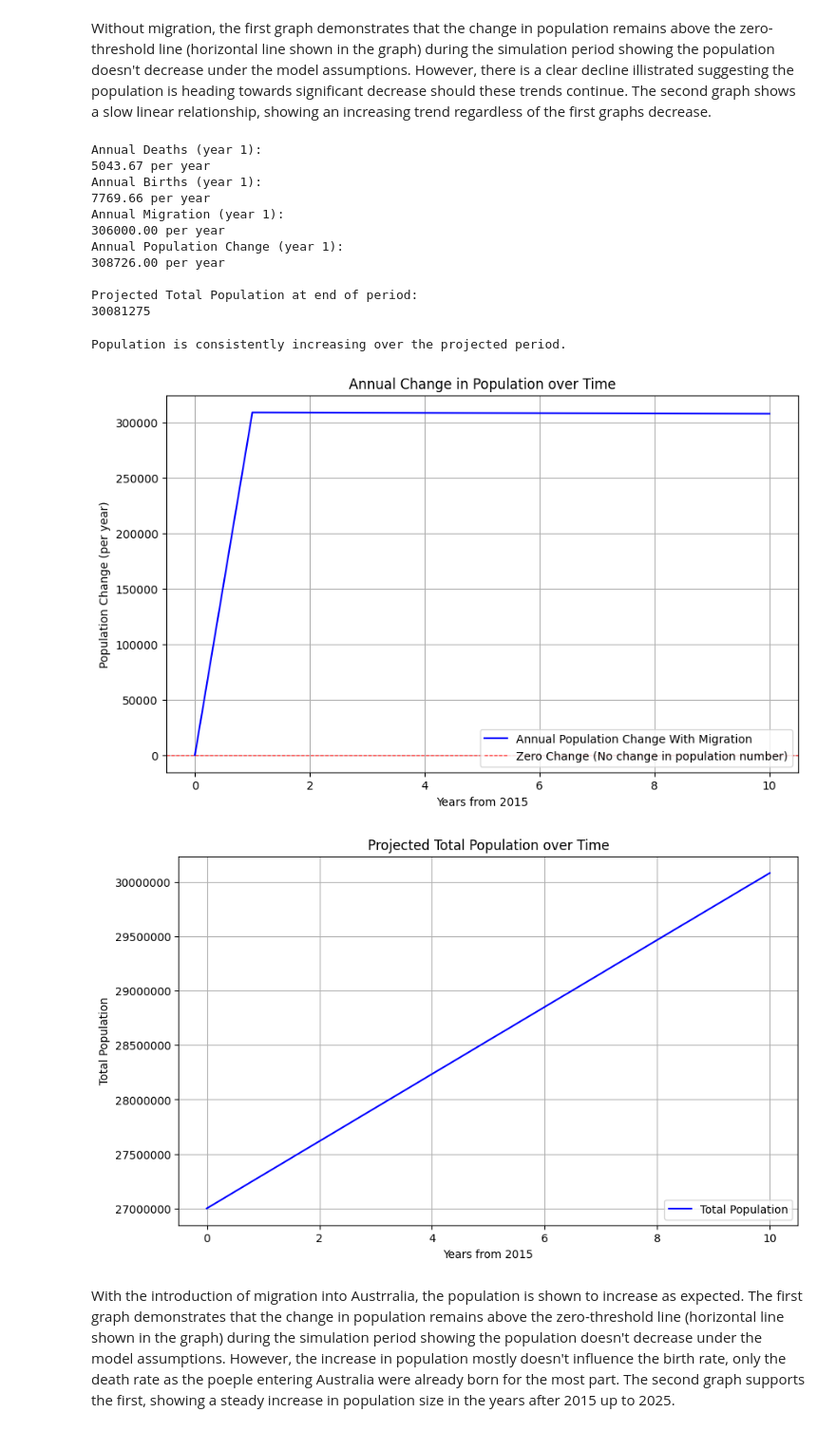
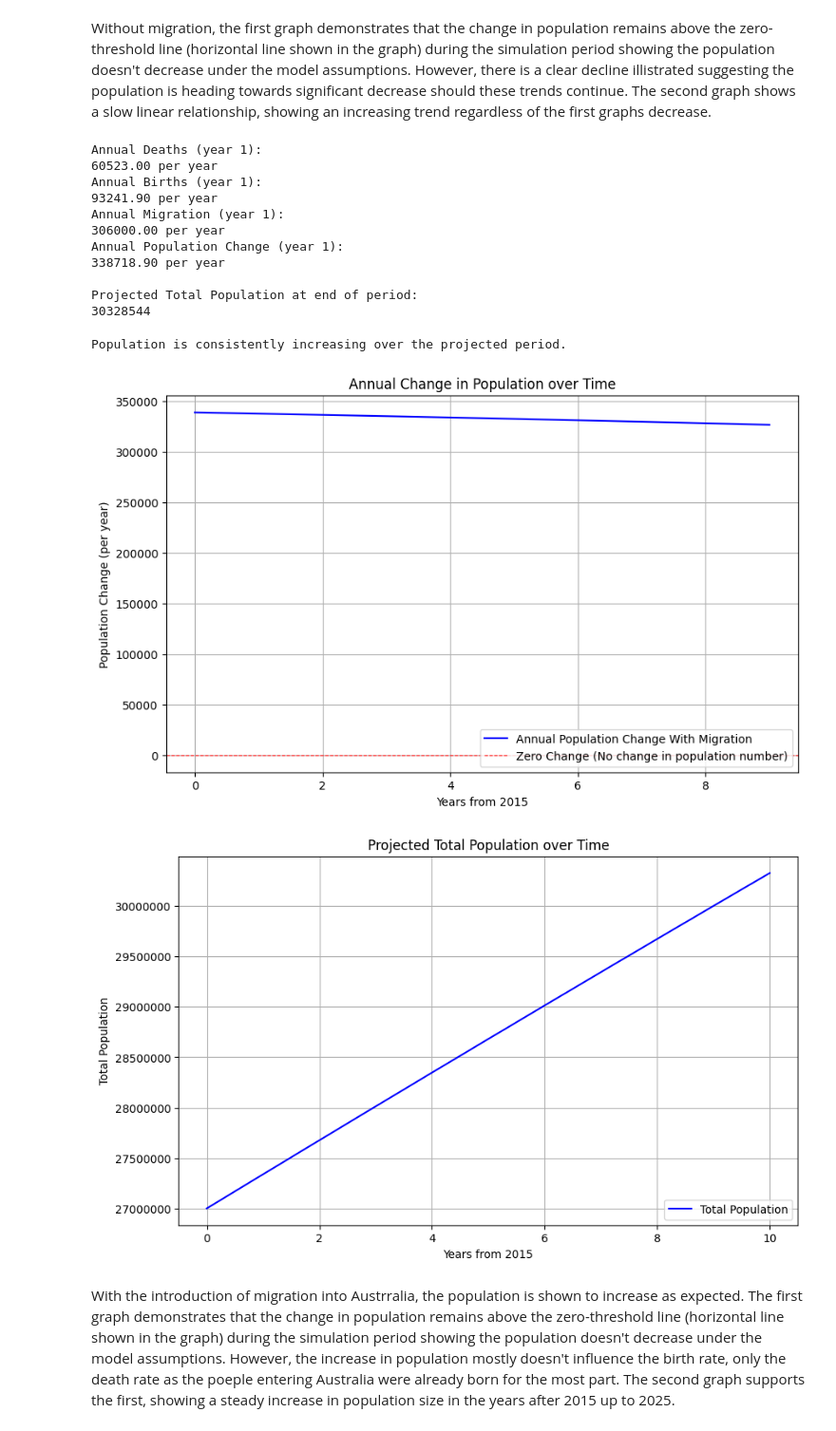
Before and after one commit to Leo05-u/EMSC2010_A3-Project-Notebook-Repository, a Jupyter notebook: EMSC2010_A3_Project_Notebook_&_Repository_u7447903.ipynb, the cells around one changed output. Shown at 95% size. Saved outputs shown, nothing was run; the diff lists cells and outputs as text; code cells hidden in the pictures.

```diff
--- a/EMSC2010_A3_Project_Notebook_&_Repository_u7447903.ipynb
+++ b/EMSC2010_A3_Project_Notebook_&_Repository_u7447903.ipynb
@@ -630,30 +647,44 @@ plt.show()
 Without migration, the first graph demonstrates that the change in population remains above the zero-threshold line (horizontal line shown in the graph) during the simulation period showing the population doesn't decrease under the model assumptions. However, there is a clear decline illistrated suggesting the population is heading towards significant decrease should these trends continue. The second graph shows a slow linear relationship, showing an increasing trend regardless of the first graphs decrease.
 # %%
 # Define the annual change rates from regression slopes with migration
-# dB_t represents the average annual change in births
-dB_t = idata_B.posterior['x'].mean().item()
+# dB_t represents the average annual change in total births (from previous regression)
+dB_t_absolute = idata_B.posterior['x'].mean().item()
 
-# dM_t represents the average annual change in net migration
+# dD_t represents the average annual change in total deaths (from previous regression)
+dD_t_absolute = idata_D.posterior['a'].mean().item()
+
+# Calculate initial birth and death rates (using initial values from F8WWUnYhGYW-)
+br_initial = B_t_0 / P_t_0
+dr_initial = D_t_0 / P_t_0
+
+# Calculate annual change in birth and death rates (approximated by dividing by initial population)
+dbr = dB_t_absolute / P_t_0
+ddr = dD_t_absolute / P_t_0
+
+# Initialize rate arrays for this model
+br_m = np.zeros(years + 1)
+dr_m = np.zeros(years + 1)
+
+br_m[0] = br_initial
+dr_m[0] = dr_initial
+
+# dM_t represents the average annual change in net migration (currently 0)
 dM_t = 0
-
-# dD_t represents the average annual change in deaths
-dD_t = idata_D.posterior['a'].mean().item()
-
-# D_t[0] and P_series[0] are now initialized in cell F8WWUnYhGYW- with D_t_0 and P_t_0.
 
 for i in range(years):
 
-    # Update births using the calculated annual birth trend
-    B_t[i+1] = B_t[i] + dB_t
+    # Update birth and death rates
+    br_m[i+1] = br_m[i] + dbr
+    dr_m[i+1] = dr_m[i] + ddr
 
     # Update migration using the assumed annual migration trend (if added)
     M_t[i+1] = M_t[i] + dM_t
 
-    # Update deaths using the calculated annual death trend
-    D_t[i+1] = D_t[i] + dD_t
+    # Calculate total births and deaths based on current population and evolving rates
+    B_t[i+1] = br_m[i+1] * P_seriesM[i] # Births depend on previous year's population
+    D_t[i+1] = dr_m[i+1] * P_seriesM[i] # Deaths depend on previous year's population
 
     # Calculate the net change in population for the current year
-    # This is (Births - Deaths + Migration) for the current period (i+1)
     Delta_PM[i+1] = B_t[i+1] - D_t[i+1] + M_t[i+1]
 
     # Update the total population for the current year
@@ -675,16 +706,16 @@ print("\nProjected Total Population at end of period:")
 print(f"{P_seriesM[-1]:.0f}")
 # %% [output]
 Annual Deaths (year 1):
-5043.67 per year
+60523.00 per year
 Annual Births (year 1):
-7769.66 per year
+93241.90 per year
 Annual Migration (year 1):
 306000.00 per year
 Annual Population Change (year 1):
-308726.00 per year
+338718.90 per year
 
 Projected Total Population at end of period:
-30081275
+30328544
 # %%
 #Determining whether the population is increasing or decreasing based on annual change with the introduction of migration
 
@@ -708,30 +739,30 @@ Population is consistently increasing over the projected period.
 # %%
 plt.figure(figsize=(10, 6))
 
-plt.plot(time, Delta_PM, label='Annual Population Change With Migration', color='blue')
+plt.plot(time[:-1], Delta_PM[1:], label='Annual Population Change With Migration', color='blue')
 
 plt.xlabel('Years from ' + str(min_year))
 plt.ylabel('Population Change (per year)')
 plt.title('Annual Change in Population over Time')
 plt.axhline(0, color='red', linestyle='--', linewidth=0.8, label='Zero Change (No change in population number)')
 plt.grid(True)
 plt.legend(loc = 'lower right')
 
 plt.show()
 
 # Plot the total population over time
 plt.figure(figsize=(10, 6))
 plt.plot(time, P_seriesM, label='Total Population', color='blue')
 plt.xlabel('Years from ' + str(min_year))
 plt.ylabel('Total Population')
 plt.title('Projected Total Population over Time')
 plt.grid(True)
 plt.legend(loc = 'lower right')
 plt.ticklabel_format(style='plain', axis='y') # Prevent scientific notation on y-axis
 plt.show()
 # %% [output]
-[figure, old version]
+[figure, new version]
-[figure, old version]
+[figure, new version]
 # %% [markdown]
 With the introduction of migration into Austrralia, the population is shown to increase as expected. The first graph demonstrates that the change in population remains above the zero-threshold line (horizontal line shown in the graph) during the simulation period showing the population doesn't decrease under the model assumptions. However, the increase in population mostly doesn't influence the birth rate, only the death rate as the poeple entering Australia were already born for the most part. The second graph supports the first, showing a steady increase in population size in the years after 2015 up to 2025.
 # %% [markdown]
```
Also changed, not shown: parts of 18 cells of this notebook.
